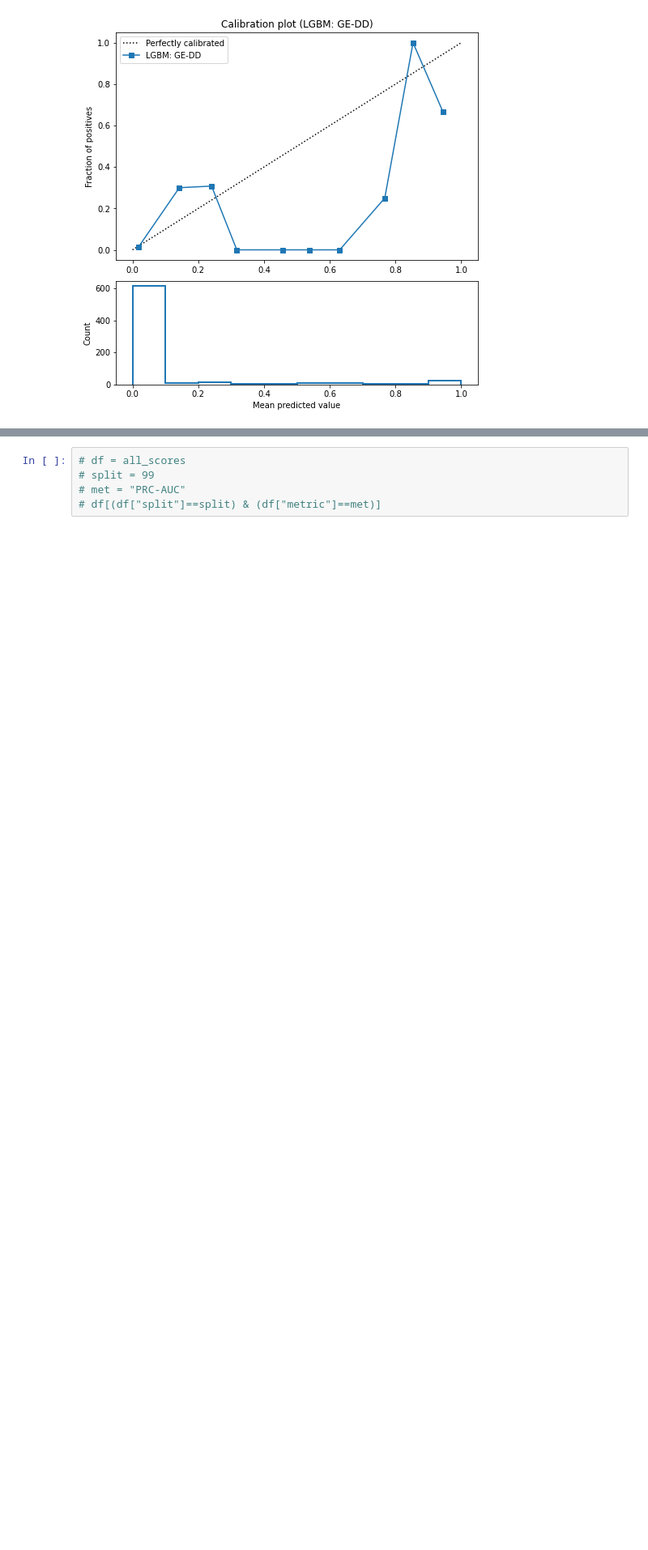
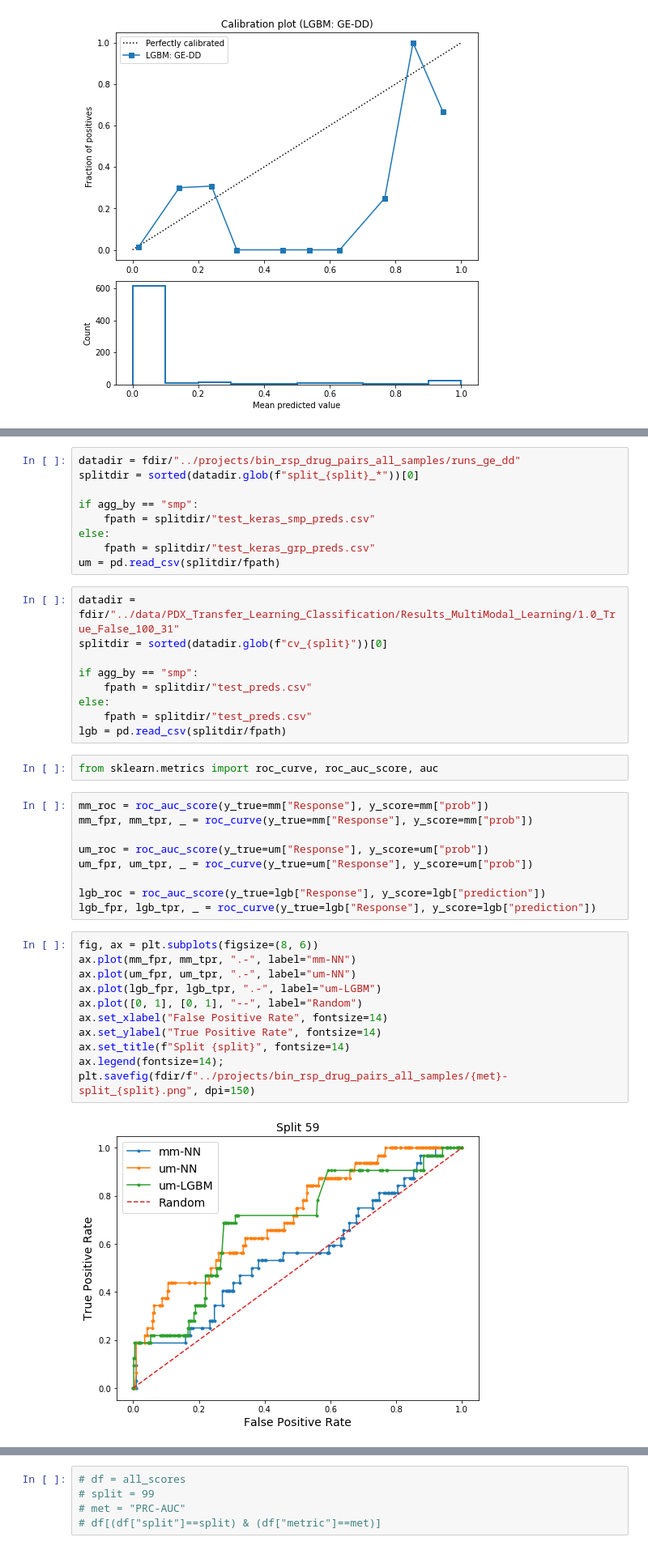
Before and after one commit to adpartin/pdx-histo, a Jupyter notebook: nbs/post-processing.ipynb, the cells around one changed output, grey strips where cells are left out. Shown: that part at 81% size. Saved outputs shown, nothing was run; the diff lists cells and outputs as text; blank space fills up the shorter version.

```diff
--- a/nbs/post-processing.ipynb
+++ b/nbs/post-processing.ipynb
@@ -314,3 +456,45 @@ Ttest_relResult(statistic=2.5045100587026194, pvalue=0.013895351327625427)
+# %%
+datadir = fdir/"../projects/bin_rsp_drug_pairs_all_samples/runs_ge_dd"
+splitdir = sorted(datadir.glob(f"split_{split}_*"))[0]
+
+if agg_by == "smp":
+    fpath = splitdir/"test_keras_smp_preds.csv"
+else:
+    fpath = splitdir/"test_keras_grp_preds.csv"
+um = pd.read_csv(splitdir/fpath)
+# %%
+datadir = fdir/"../data/PDX_Transfer_Learning_Classification/Results_MultiModal_Learning/1.0_True_False_100_31"
+splitdir = sorted(datadir.glob(f"cv_{split}"))[0]
+
+if agg_by == "smp":
+    fpath = splitdir/"test_preds.csv"
+else:
+    fpath = splitdir/"test_preds.csv"
+lgb = pd.read_csv(splitdir/fpath)
+# %%
+from sklearn.metrics import roc_curve, roc_auc_score, auc
+# %%
+mm_roc = roc_auc_score(y_true=mm["Response"], y_score=mm["prob"])
+mm_fpr, mm_tpr, _ = roc_curve(y_true=mm["Response"], y_score=mm["prob"])
+
+um_roc = roc_auc_score(y_true=um["Response"], y_score=um["prob"])
+um_fpr, um_tpr, _ = roc_curve(y_true=um["Response"], y_score=um["prob"])
+
+lgb_roc = roc_auc_score(y_true=lgb["Response"], y_score=lgb["prediction"])
+lgb_fpr, lgb_tpr, _ = roc_curve(y_true=lgb["Response"], y_score=lgb["prediction"])
+# %%
+fig, ax = plt.subplots(figsize=(8, 6))
+ax.plot(mm_fpr, mm_tpr, ".-", label="mm-NN")
+ax.plot(um_fpr, um_tpr, ".-", label="um-NN")
+ax.plot(lgb_fpr, lgb_tpr, ".-", label="um-LGBM")
+ax.plot([0, 1], [0, 1], "--", label="Random")
+ax.set_xlabel("False Positive Rate", fontsize=14)
+ax.set_ylabel("True Positive Rate", fontsize=14)
+ax.set_title(f"Split {split}", fontsize=14)
+ax.legend(fontsize=14);
+plt.savefig(fdir/f"../projects/bin_rsp_drug_pairs_all_samples/{met}-split_{split}.png", dpi=150)
+# %% [output]
+[figure, added]
 # %%
 # split = 76
 # agg_by = "smp"
```
Also changed, not shown: parts of 43 cells of this notebook, 6 other files.
